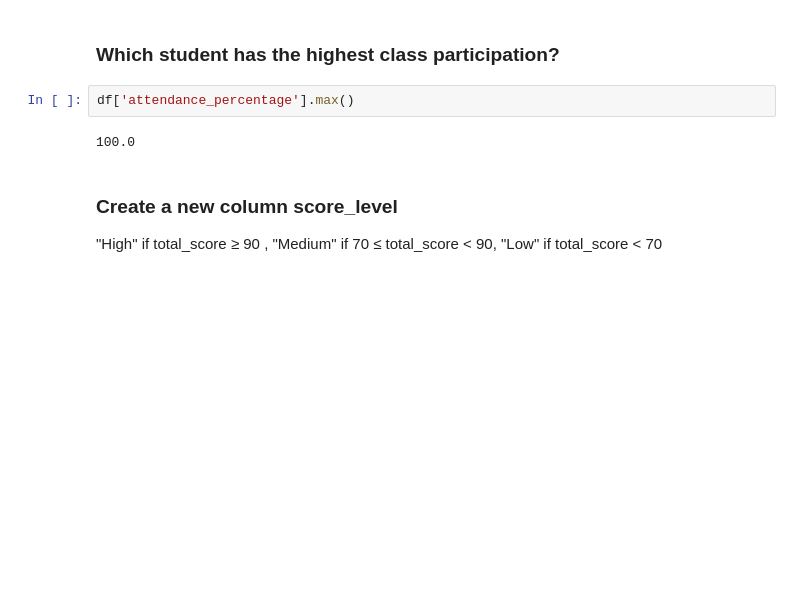
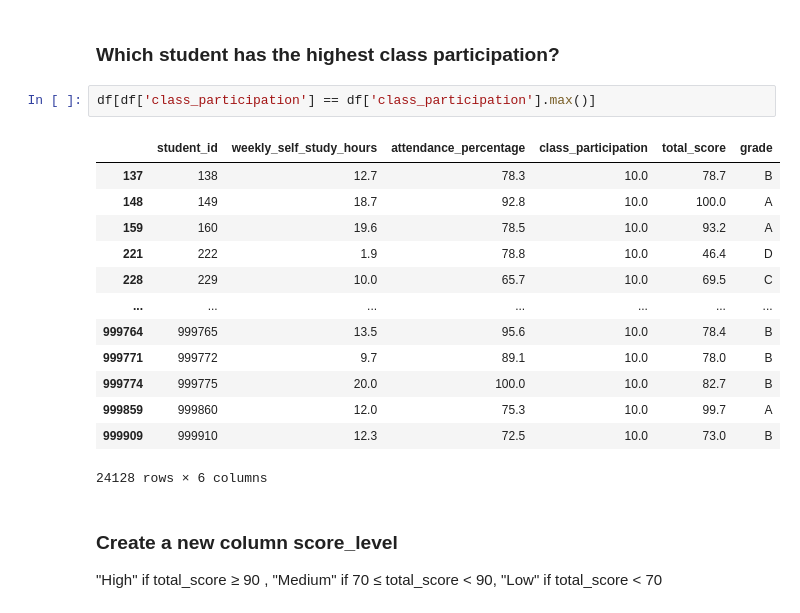
Before and after one commit to MrGUNU/Data-Science-and-Analytics-with-GenAl, a Jupyter notebook: Pandas/Project/Stud_Que.ipynb, the cells around one changed output. Saved outputs shown, nothing was run; the diff lists cells and outputs as text; blank space fills up the shorter version.

```diff
--- a/Pandas/Project/Stud_Que.ipynb
+++ b/Pandas/Project/Stud_Que.ipynb
@@ -96,9 +96,21 @@ print(per)
 # %% [markdown]
 ### Which student has the highest class participation?
 # %%
-df['attendance_percentage'].max()
+df[df['class_participation'] == df['class_participation'].max()]
 # %% [output]
+|  | student_id | weekly_self_study_hours | attendance_percentage | class_participation | total_score | grade |
+| 137 | 138 | 12.7 | 78.3 | 10.0 | 78.7 | B |
+| 148 | 149 | 18.7 | 92.8 | 10.0 | 100.0 | A |
+| 159 | 160 | 19.6 | 78.5 | 10.0 | 93.2 | A |
+| 221 | 222 | 1.9 | 78.8 | 10.0 | 46.4 | D |
+| 228 | 229 | 10.0 | 65.7 | 10.0 | 69.5 | C |
+| ... | ... | ... | ... | ... | ... | ... |
+| 999764 | 999765 | 13.5 | 95.6 | 10.0 | 78.4 | B |
+| 999771 | 999772 | 9.7 | 89.1 | 10.0 | 78.0 | B |
+| 999774 | 999775 | 20.0 | 100.0 | 10.0 | 82.7 | B |
+| 999859 | 999860 | 12.0 | 75.3 | 10.0 | 99.7 | A |
+| 999909 | 999910 | 12.3 | 72.5 | 10.0 | 73.0 | B |
-100.0
+24128 rows × 6 columns
 # %% [markdown]
 ### Create a new column score_level
 "High" if total_score ≥ 90 , "Medium" if 70 ≤ total_score < 90, "Low" if total_score < 70
```
Also changed, not shown: parts of 10 cells of this notebook.
